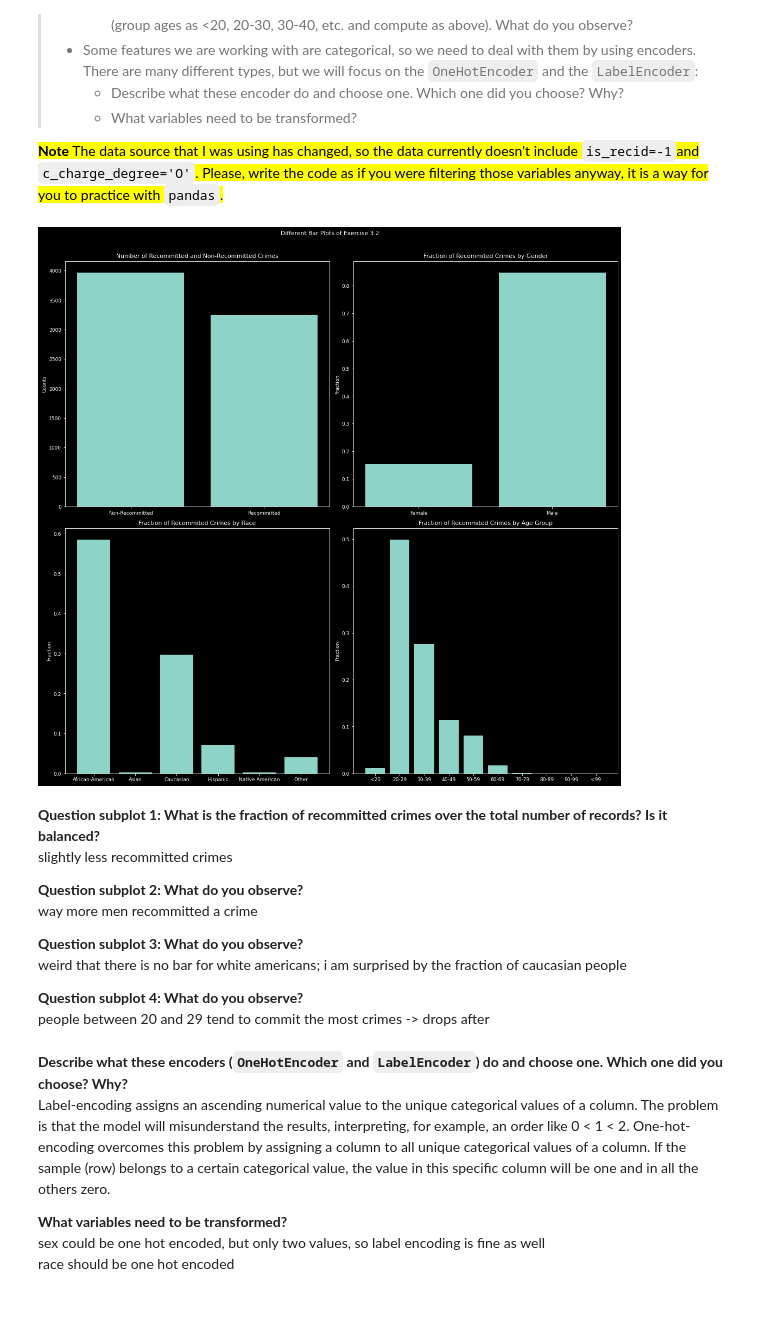
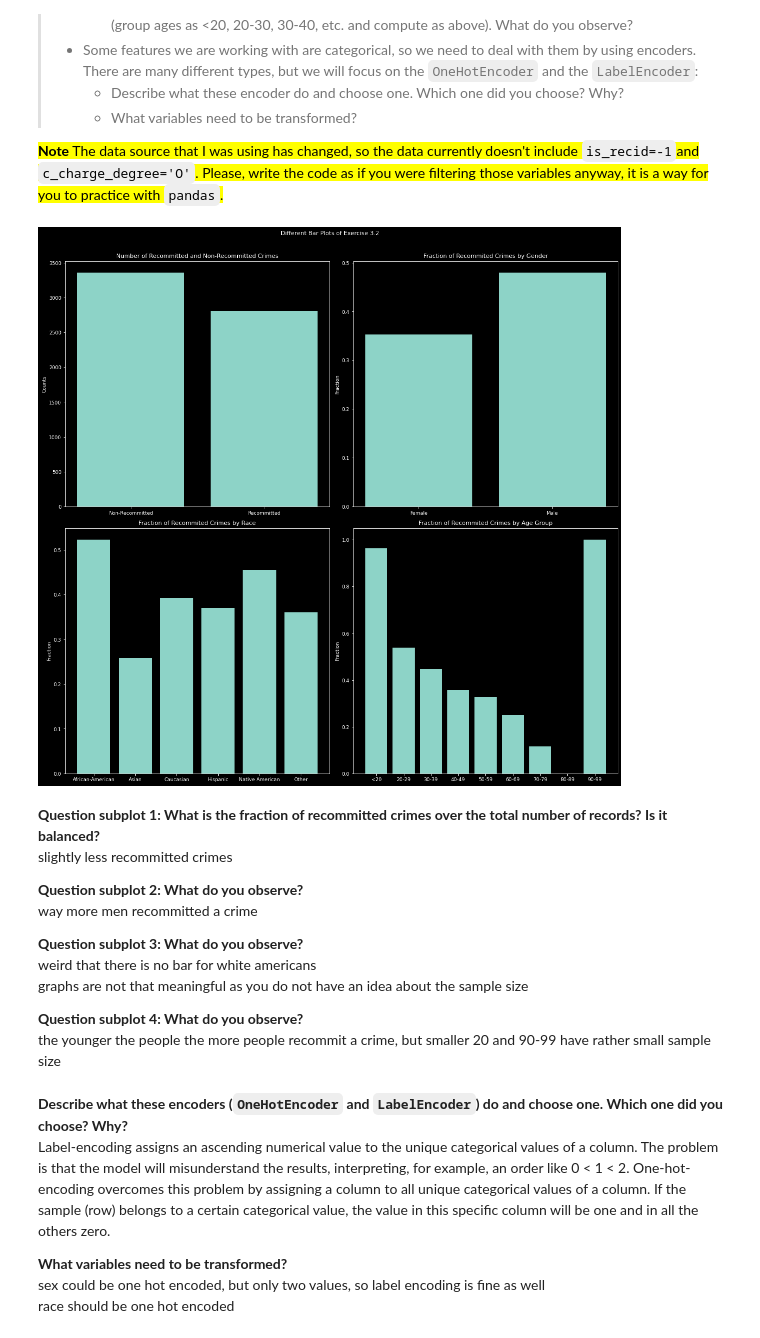
Before and after one commit to player1s/SocialDataWithTheBESTGroupEver, a Jupyter notebook: lectures/Week6.ipynb, the cells around one changed output. Cells and saved outputs as stored; diff of their text form; code cells hidden in the pictures; blank space fills up the shorter version.

Commit message:
commit to be able to pull

```diff
--- a/lectures/Week6.ipynb
+++ b/lectures/Week6.ipynb
@@ -183,7 +183,8 @@ recidivism = recidivism.drop(recidivism[recidivism.c_charge_degree == 'O'].index
 
 # 3. only keep records that have between $-30$ and $30$ days between the arrest and screening
 
-recidivism = recidivism.drop(recidivism[(recidivism.days_b_screening_arrest < -30) & (recidivism.days_b_screening_arrest > 30)].index)
+recidivism = recidivism.drop(recidivism[(recidivism.days_b_screening_arrest <= -30) | (recidivism.days_b_screening_arrest >= 30) | \
+    (recidivism.days_b_screening_arrest.isna())].index)
 
 # 4. drop `is_recid`, `c_charge_degree`, `days_b_screening_arrest` for the upcoming analysis
 
@@ -205,10 +206,10 @@ ax.set_title('Number of Recommitted and Non-Recommitted Crimes')
 # 2. subplot: A bar plot with the fraction of recommitted crimes over total number of records per `sex`,
 #             e.g., the number of Females that recommitted a crime over the number of all female records.
 
-recidivism_by_sex = recidivism.drop(recidivism[recidivism.two_year_recid == 0].index)
-recidivism_by_sex = recidivism_by_sex.groupby(['sex']).agg({'two_year_recid':'count'}).rename(columns={'two_year_recid':'Fraction'})\
-    .reset_index()
-recidivism_by_sex['Fraction'] = recidivism_by_sex['Fraction']/np.sum(recidivism_by_sex['Fraction'].values)
+recidivism_by_sex = recidivism.groupby(['sex', 'two_year_recid']).agg({'two_year_recid':'count'}).\
+    rename(columns={'two_year_recid':'Fraction'}).reset_index()
+recidivism_by_sex['Fraction'] = recidivism_by_sex.Fraction / recidivism_by_sex.groupby("sex")["Fraction"].transform("sum")
+recidivism_by_sex = recidivism_by_sex.drop(recidivism_by_sex[recidivism_by_sex.two_year_recid == 0].index)
 
 ax = fig.add_subplot(2, 2, 2)
 ax.bar(recidivism_by_sex['sex'], recidivism_by_sex['Fraction'])
@@ -217,45 +218,46 @@ ax.set_title('Fraction of Recommited Crimes by Gender')
 
 # # 3. subplot: A bar plot with the fraction of recommitted crimes over total number of records per `race` (compute as above).
 
-recidivism_by_race = recidivism.drop(recidivism[recidivism.two_year_recid == 0].index)
-recidivism_by_race = recidivism_by_race.groupby(['race']).agg({'two_year_recid':'count'}).rename(columns={'two_year_recid':'Fraction'})\
-    .reset_index()
-recidivism_by_race['Fraction'] = recidivism_by_race['Fraction']/np.sum(recidivism_by_race['Fraction'].values)
+recidivism_by_race = recidivism.groupby(['race', 'two_year_recid']).agg({'two_year_recid':'count'}).\
+    rename(columns={'two_year_recid':'Fraction'}).reset_index()
+recidivism_by_race['Fraction'] = recidivism_by_race.Fraction / recidivism_by_race.groupby("race")["Fraction"].transform("sum")
+recidivism_by_race = recidivism_by_race.drop(recidivism_by_race[recidivism_by_race.two_year_recid == 0].index)
 
 ax = fig.add_subplot(2, 2, 3)
 ax.bar(recidivism_by_race['race'], recidivism_by_race['Fraction'])
 ax.set_ylabel('Fraction')
 ax.set_title('Fraction of Recommited Crimes by Race')
 
 # # 4. subplot: A bar plot with the fraction of recommitted crimes over total number of records per `age` group
 # #             (group ages as <20, 20-30, 30-40, etc. and compute as above).
 
 bins = [0, 19, 29, 39, 49, 59, 69, 79, 89, 99, 200]
 labels = ['<20', '20-29', '30-39', '40-49', '50-59', '60-69', '70-79', '80-89', '90-99', '<99']
 recidivism['age_range'] = pd.cut(recidivism.age, bins, labels = labels,include_lowest = True)
 
-recidivism_by_age_group = recidivism.drop(recidivism[recidivism.two_year_recid == 0].index)
-recidivism_by_age_group = recidivism_by_age_group.groupby(['age_range']).agg({'two_year_recid':'count'})\
+recidivism_by_age_group = recidivism.groupby(['age_range', 'two_year_recid']).agg({'two_year_recid':'count'})\
     .rename(columns={'two_year_recid':'Fraction'}).reset_index()
-recidivism_by_age_group['Fraction'] = recidivism_by_age_group['Fraction']/np.sum(recidivism_by_age_group['Fraction'].values)
+recidivism_by_age_group['Fraction'] = recidivism_by_age_group.Fraction / recidivism_by_age_group.groupby("age_range")["Fraction"].\
+    transform("sum")
+recidivism_by_age_group = recidivism_by_age_group.drop(recidivism_by_age_group[recidivism_by_age_group.two_year_recid == 0].index)
 
 ax = fig.add_subplot(2, 2, 4)
 ax.bar(recidivism_by_age_group['age_range'], recidivism_by_age_group['Fraction'])
 ax.set_ylabel('Fraction')
 ax.set_title('Fraction of Recommited Crimes by Age Group')
 recidivism = recidivism.drop(columns = ['age_range'])
 
 #
 
 plt.rcParams.update({'font.size': 9})
 fig.tight_layout(rect=[0, 0.03, 1, 0.95])
 fig.suptitle('Different Bar Plots of Exercise 3.2')
 plt.show()
 
 # clear variables
-del ax, bins, fig, labels, recidivism_by_age_group, recidivism_by_race, recidivism_count, recidivism_by_sex
+# del ax, bins, fig, labels, recidivism_by_age_group, recidivism_by_race, recidivism_count, recidivism_by_sex
 # %% [output]
-[figure, old version]
+[figure, new version]
 # %% [markdown]
 **Question subplot 1: What is the fraction of recommitted crimes over the total number of records? Is it balanced?**
 <br> slightly less recommitted crimes
@@ -264,8 +266,9 @@ del ax, bins, fig, labels, recidivism_by_age_group, recidivism_by_race, recidivi
 <br> way more men recommitted a crime
 
 **Question subplot 3: What do you observe?**
-<br> weird that there is no bar for white americans; i am surprised by the fraction of caucasian people
+<br> weird that there is no bar for white americans
+<br> graphs are not that meaningful as you do not have an idea about the sample size
 
 **Question subplot 4: What do you observe?**
-<br> people between 20 and 29 tend to commit the most crimes -> drops after
+<br> the younger the people the more people recommit a crime, but smaller 20 and 90-99 have rather small sample size
 # %%
```
Also changed, not shown: parts of 5 cells of this notebook.
